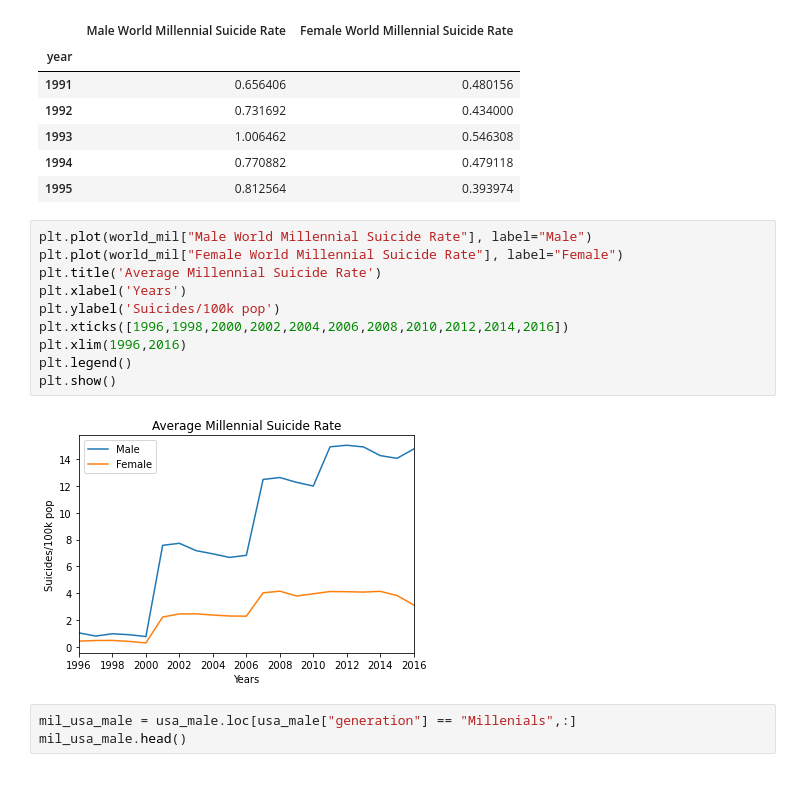
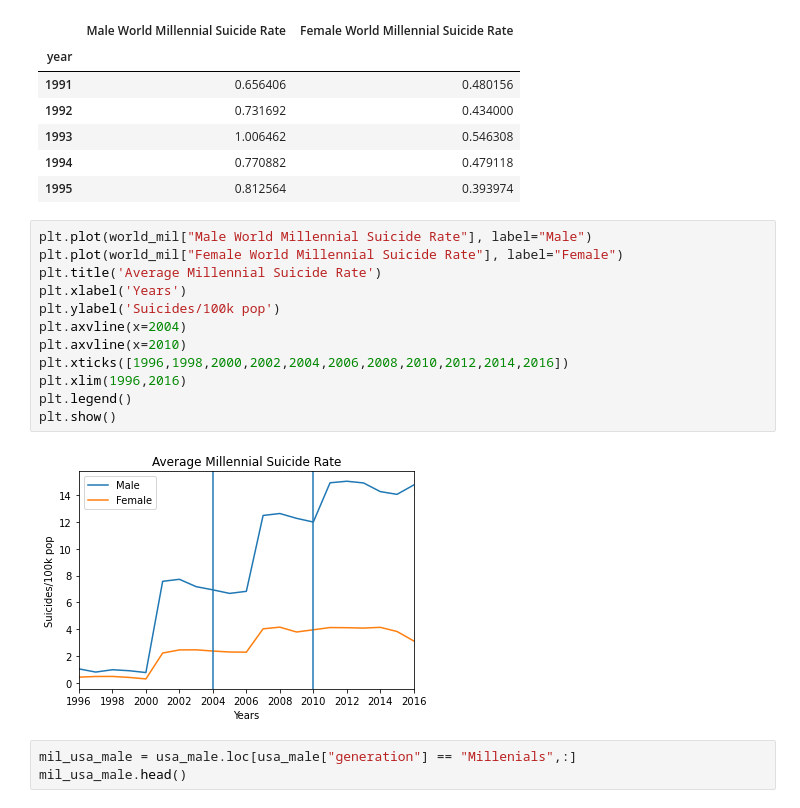
Before and after one commit to ludmilagd/SocialMediaUsageImpact, a Jupyter notebook: SuicideRatebyGender.ipynb, the cells around one changed output. Saved outputs shown, nothing was run; the diff lists cells and outputs as text.

```diff
--- a/SuicideRatebyGender.ipynb
+++ b/SuicideRatebyGender.ipynb
@@ -220,15 +224,17 @@ world_mil.head()
 # %%
 plt.plot(world_mil["Male World Millennial Suicide Rate"], label="Male")
 plt.plot(world_mil["Female World Millennial Suicide Rate"], label="Female")
 plt.title('Average Millennial Suicide Rate')
 plt.xlabel('Years')
 plt.ylabel('Suicides/100k pop')
+plt.axvline(x=2004)
+plt.axvline(x=2010)
 plt.xticks([1996,1998,2000,2002,2004,2006,2008,2010,2012,2014,2016])
 plt.xlim(1996,2016)
 plt.legend()
 plt.show()
 # %% [output]
-[figure, old version]
+[figure, new version]
 # %%
 mil_usa_male = usa_male.loc[usa_male["generation"] == "Millenials",:]
 mil_usa_male.head()
```
Also changed, not shown: parts of 3 cells of this notebook.
